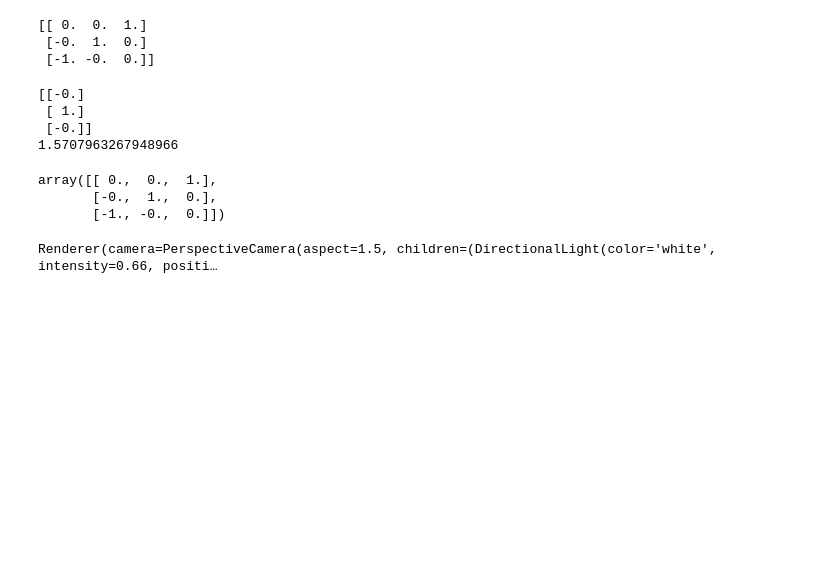
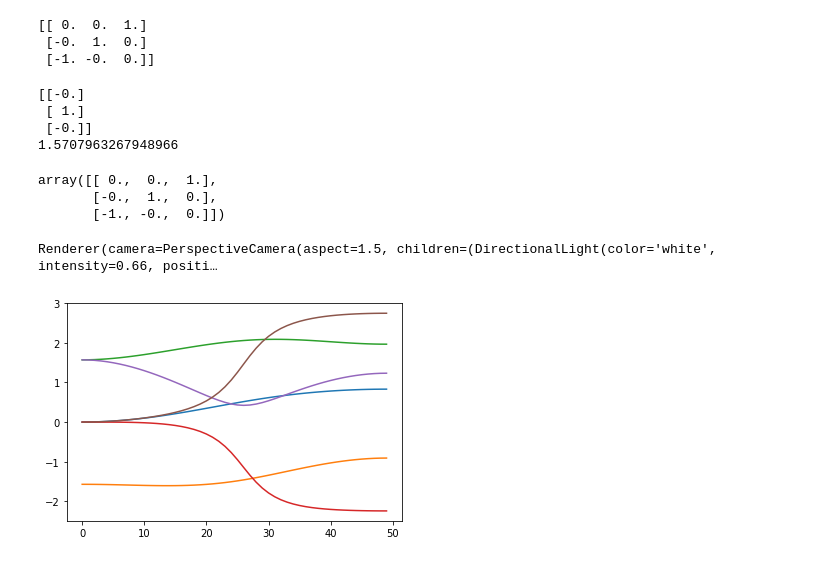
Before and after one commit to eirikwha/tpk4170-robotics, a Jupyter notebook: tpk4170/lectures/trajectory_planning/Trajectory Planning.ipynb, the cells around one changed output. Saved outputs shown, nothing was run; the diff lists cells and outputs as text; code cells hidden in the pictures; blank space fills up the shorter version.

```diff
--- a/tpk4170/lectures/trajectory_planning/Trajectory Planning.ipynb
+++ b/tpk4170/lectures/trajectory_planning/Trajectory Planning.ipynb
@@ -212,3 +205,7 @@ Renderer(camera=PerspectiveCamera(aspect=1.5, children=(DirectionalLight(color='
 # %%
 for q in qs:
     vis.show(q, show_trajectory=True)
+# %%
+plt.plot(qs);
+# %% [output]
+[figure, added]
```
Also changed, not shown: parts of 8 cells of this notebook, 1 other file.
